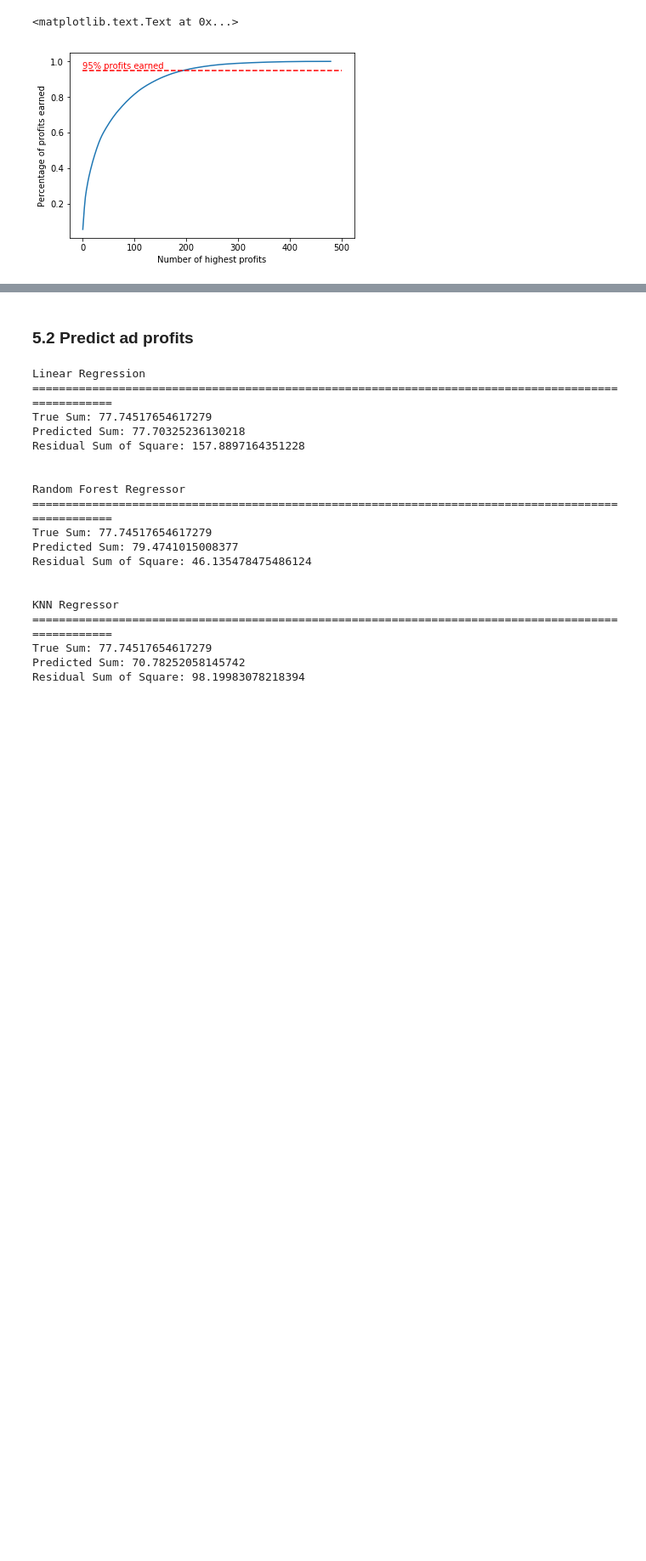
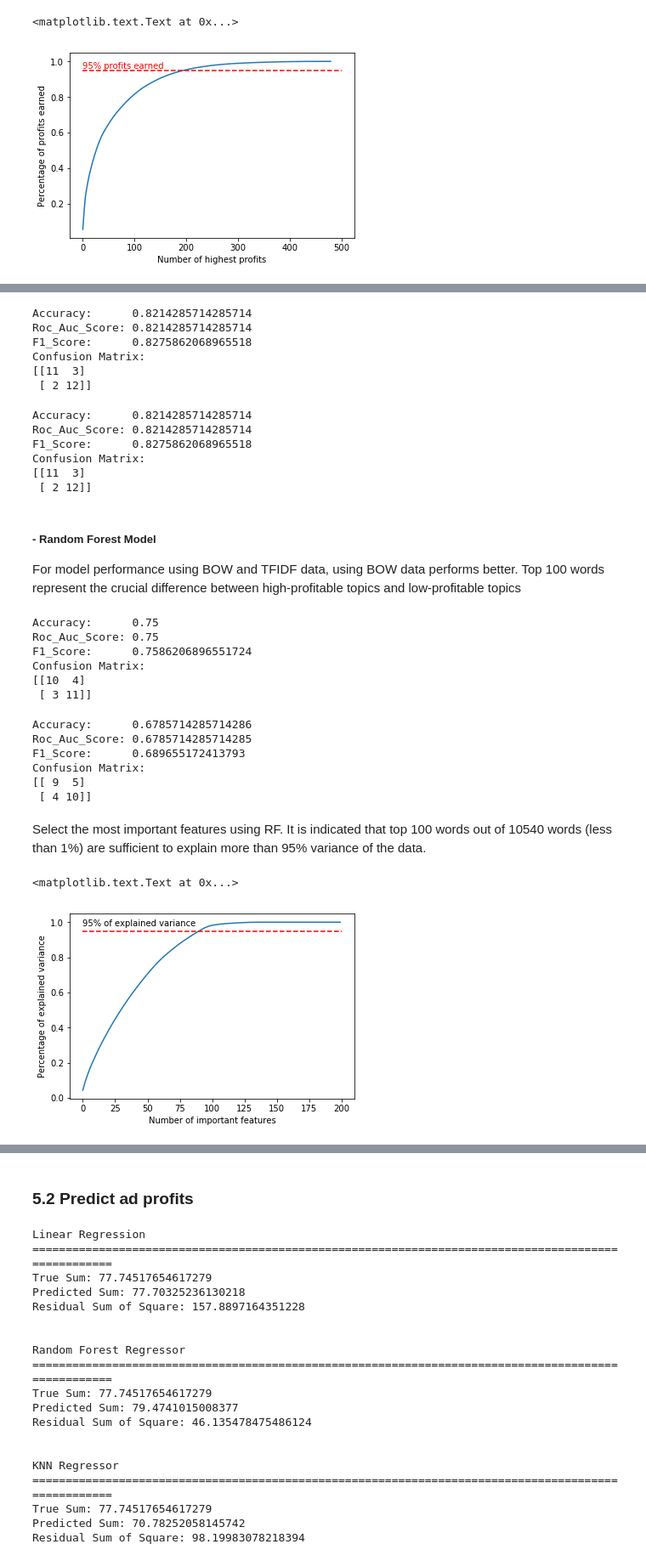
Before and after one commit to liudj2008/Clickstream-data-analysis, a Jupyter notebook: ClickStream.ipynb, the cells around one changed output, grey strips where cells are left out. Shown at 85% size. Cells and saved outputs as stored; diff of their text form; code cells hidden in the pictures; blank space fills up the shorter version.

```diff
--- a/ClickStream.ipynb
+++ b/ClickStream.ipynb
@@ -1019,0 +1140,75 @@ F1 score: 0.8730964467005076
+# %%
+# BOW data
+nb_classifier = MultinomialNB()
+nb_classifier.fit(count_train, ytrain)
+
+nb_pred = nb_classifier.predict(count_test)
+
+model_performance(ytest, nb_pred)
+# %% [output]
+Accuracy:      0.8214285714285714
+Roc_Auc_Score: 0.8214285714285714
+F1_Score:      0.8275862068965518
+Confusion Matrix:
+[[11  3]
+ [ 2 12]]
+# %%
+# TFIDF data
+nb_classifier = MultinomialNB()
+nb_classifier.fit(tfidf_train, ytrain)
+
+nb_pred = nb_classifier.predict(tfidf_test)
+
+model_performance(ytest, nb_pred)
+# %% [output]
+Accuracy:      0.8214285714285714
+Roc_Auc_Score: 0.8214285714285714
+F1_Score:      0.8275862068965518
+Confusion Matrix:
+[[11  3]
+ [ 2 12]]
+# %% [markdown]
+##### - Random Forest Model
+
+For model performance using BOW and TFIDF data, using BOW data performs better. Top 100 words represent the crucial difference between high-profitable topics and low-profitable topics
+# %%
+# BOW Data
+rf = RandomForestClassifier(random_state=1)
+rf.fit(count_train, ytrain)
+
+rf_predict = rf.predict(count_test)
+
+model_performance(ytest, rf_predict)
+# %% [output]
+Accuracy:      0.75
+Roc_Auc_Score: 0.75
+F1_Score:      0.7586206896551724
+Confusion Matrix:
+[[10  4]
+ [ 3 11]]
+# %%
+# TFIDF Data
+rf = RandomForestClassifier(random_state=1)
+rf.fit(tfidf_train, ytrain)
+
+rf_predict = rf.predict(tfidf_test)
+
+model_performance(ytest, rf_predict)
+# %% [output]
+Accuracy:      0.6785714285714286
+Roc_Auc_Score: 0.6785714285714285
+F1_Score:      0.689655172413793
+Confusion Matrix:
+[[ 9  5]
+ [ 4 10]]
+# %% [markdown]
+Select the most important features using RF. It is indicated that top 100 words out of 10540 words (less than 1%) are sufficient to explain more than 95% variance of the data.
+# %%
+plt.plot(np.cumsum(sorted(rf.feature_importances_, reverse=True))[:200])
+plt.plot([0,200],[0.95, 0.95], 'r--')
+plt.annotate('95% of explained variance', xy = (0,0), xytext = (0,0.98))
+plt.xlabel('Number of important features')
+plt.ylabel('Percentage of explained variance')
+# %% [output]
+<matplotlib.text.Text at 0x...>
+[figure, added]
```
Also changed, not shown: parts of 100 cells of this notebook.
